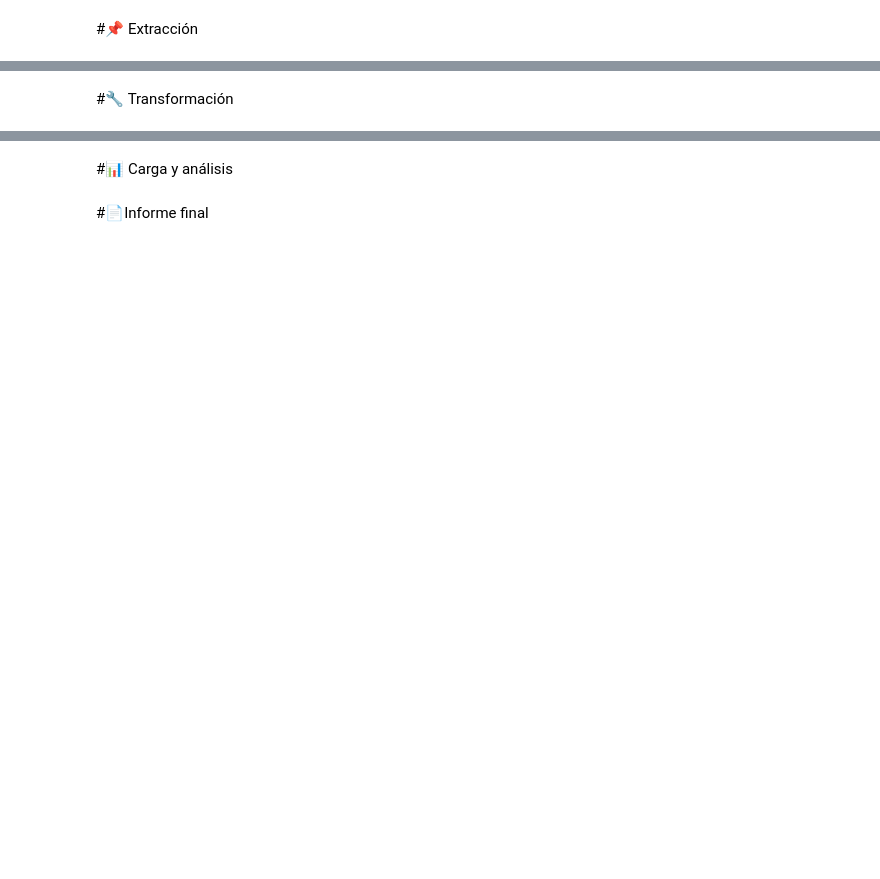
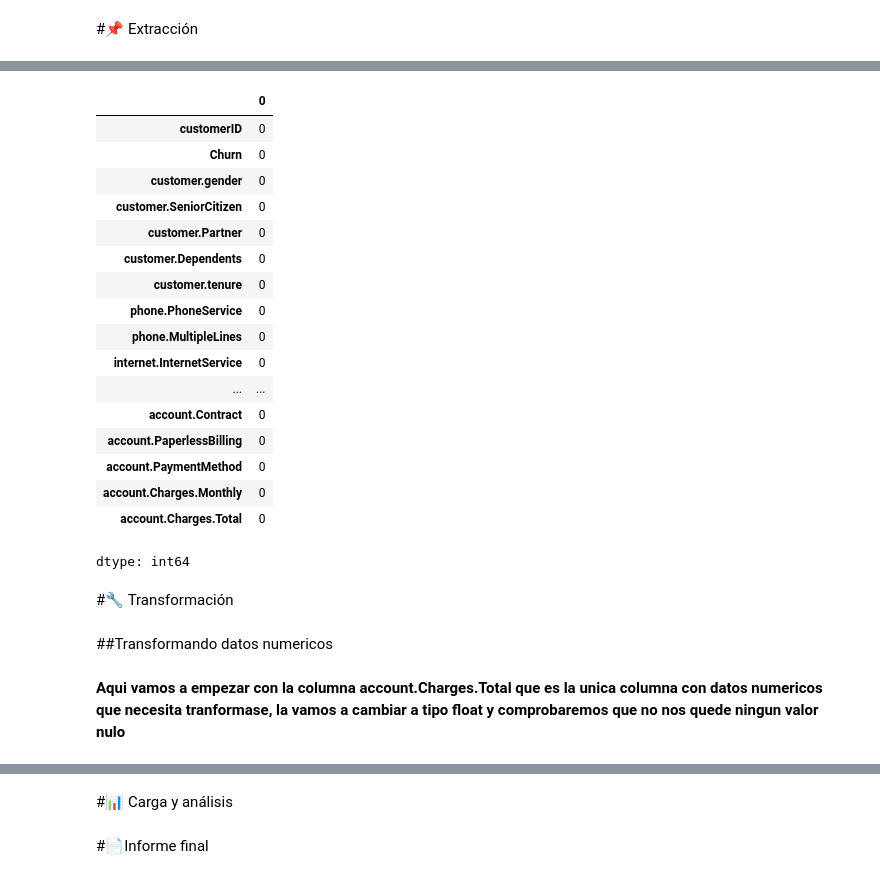
Before and after one commit to Rub-T/challenge_TelecomX, a Jupyter notebook: Challenge_TelecomX.ipynb, the cells around one changed output, grey strips where cells are left out. Saved outputs shown, nothing was run; the diff lists cells and outputs as text; code cells hidden in the pictures; blank space fills up the shorter version.

```diff
--- a/Challenge_TelecomX.ipynb
+++ b/Challenge_TelecomX.ipynb
@@ -5,2 +54,27 @@
+# %%
+datos.isnull().sum()
+# %% [output]
+|  | 0 |
+| customerID | 0 |
+| Churn | 0 |
+| customer.gender | 0 |
+| customer.SeniorCitizen | 0 |
+| customer.Partner | 0 |
+| customer.Dependents | 0 |
+| customer.tenure | 0 |
+| phone.PhoneService | 0 |
+| phone.MultipleLines | 0 |
+| internet.InternetService | 0 |
+| ... | ... |
+| account.Contract | 0 |
+| account.PaperlessBilling | 0 |
+| account.PaymentMethod | 0 |
+| account.Charges.Monthly | 0 |
+| account.Charges.Total | 0 |
+dtype: int64
 # %% [markdown]
 #🔧 Transformación
+# %% [markdown]
+##Transformando datos numericos
+# %% [markdown]
+**Aqui vamos a empezar con la columna account.Charges.Total que es la unica columna con datos numericos que necesita tranformase, la vamos a cambiar a tipo float y comprobaremos que no nos quede ningun valor nulo**
```
Also changed, not shown: parts of 13 cells of this notebook.
